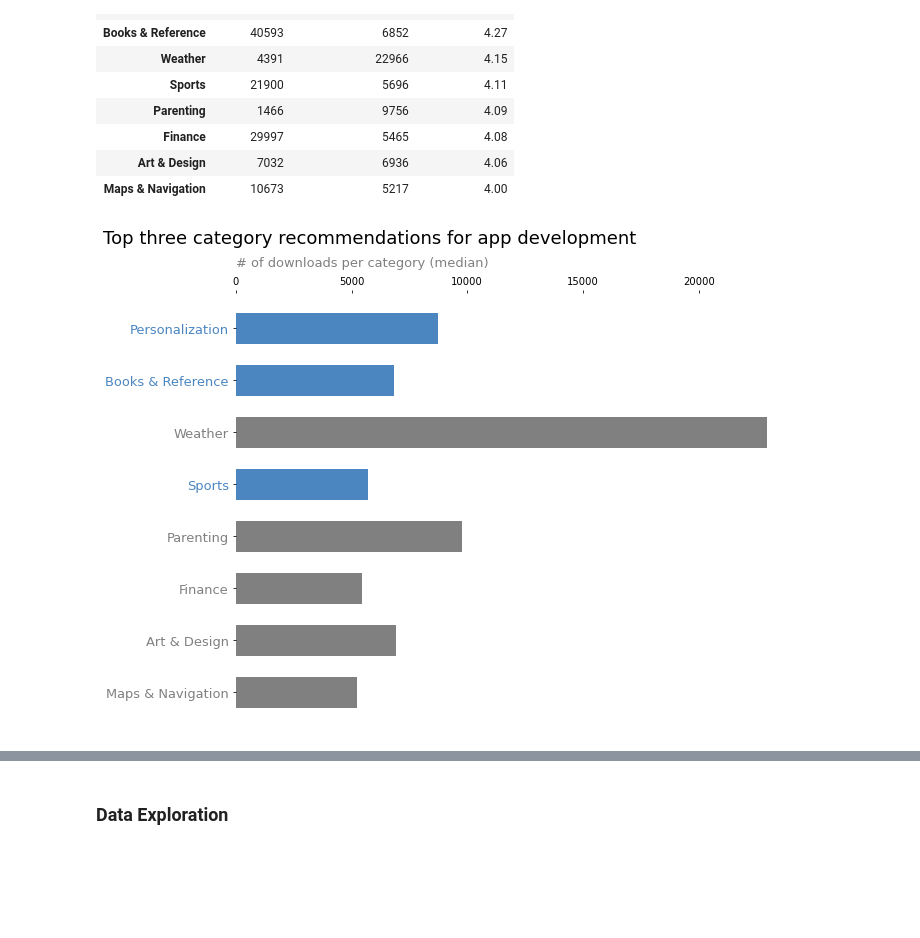
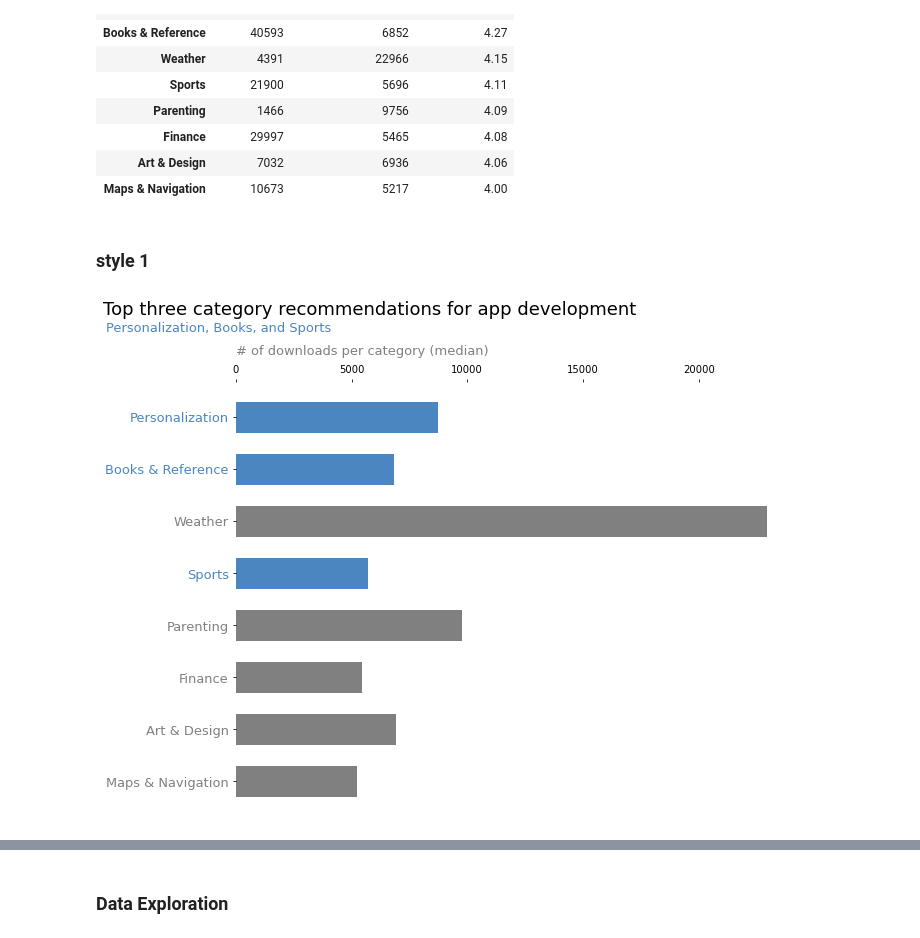
Before and after one commit to paul-trood/Portfolio-Mobile_app_recommendations, a Jupyter notebook: app_profile.ipynb, the cells around one changed output, grey strips where cells are left out. Saved outputs shown, nothing was run; the diff lists cells and outputs as text; code cells hidden in the pictures; blank space fills up the shorter version.

```diff
--- a/app_profile.ipynb
+++ b/app_profile.ipynb
@@ -952,20 +952,23 @@ pivot_table_android
 | Finance | 29997 | 5465 | 4.08 |
 | Art & Design | 7032 | 6936 | 4.06 |
 | Maps & Navigation | 10673 | 5217 | 4.00 |
+# %% [markdown]
+### style 1
 # %%
 fig, ax = plt.subplots(figsize = (10,8))
 colors = ["#4B86C1","#4B86C1","grey","#4B86C1","grey","grey","grey","grey"]
 
 plt.barh(pivot_table_android.index, pivot_table_android["Downloads (Median)"], color = colors, height = 0.6)
 plt.gca().invert_yaxis()
 plt.yticks(color = "grey", size = 13)
 plt.gca().get_yticklabels()[0].set_color("#4B86C1")
 plt.gca().get_yticklabels()[1].set_color("#4B86C1")
 plt.gca().get_yticklabels()[3].set_color("#4B86C1")
 ax.xaxis.tick_top()
-plt.title("Top three category recommendations for app development", size = 18, x = 0.24, y = 1.1)
+plt.title("Top three category recommendations for app development", size = 18, x = 0.24, y = 1.14)
 plt.gca().spines[["right","left", "top", "bottom"]].set_visible(False)
 plt.text(0.18, -1.2, "# of downloads per category (median)", size = 13, color = "grey")
+plt.text(-5600,-1.65,"Personalization, Books, and Sports", size = 13, color = "#4B86C1")
 plt.show()
 # %% [output]
-[figure, old version]
+[figure, new version]
```
Also changed, not shown: parts of 10 cells of this notebook.
